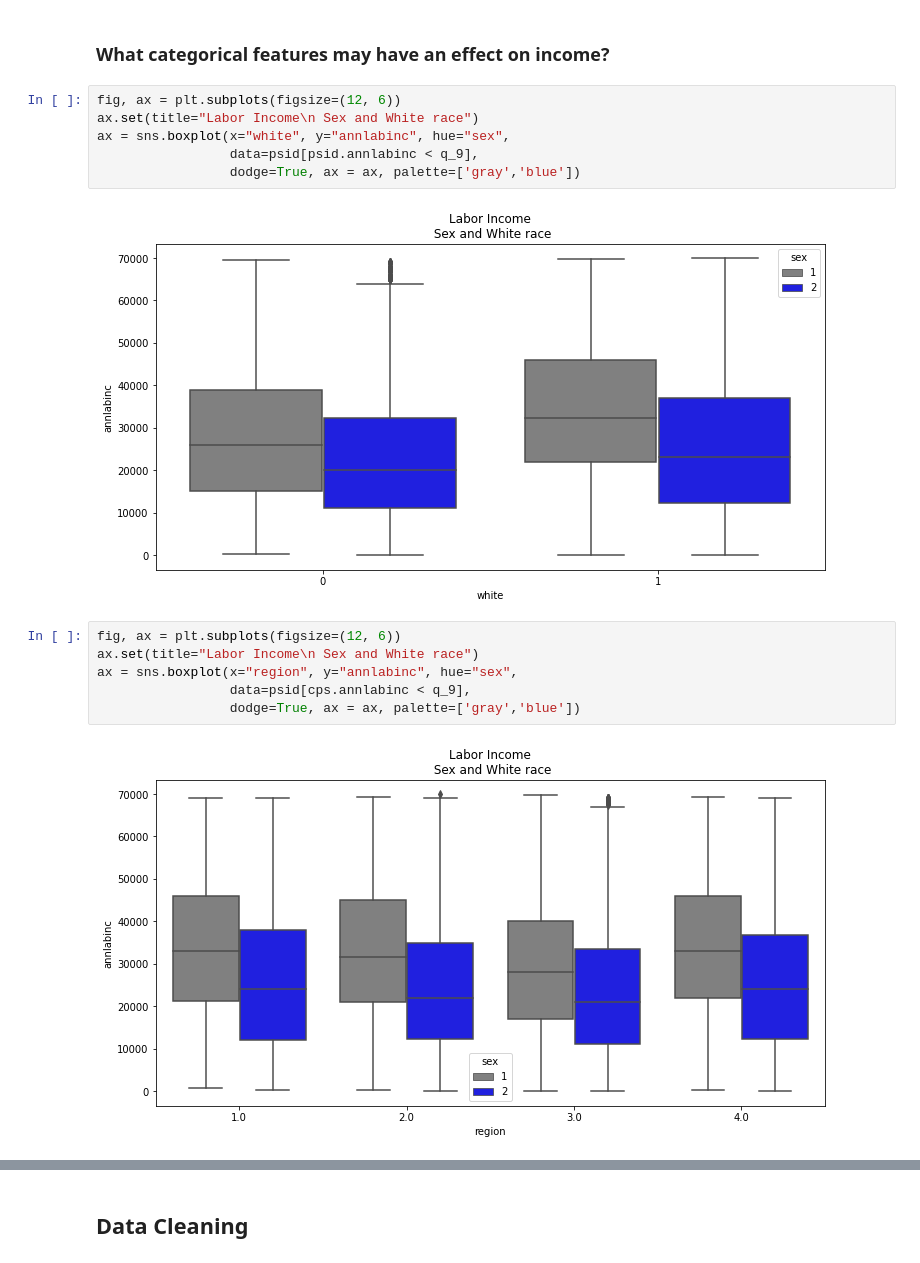
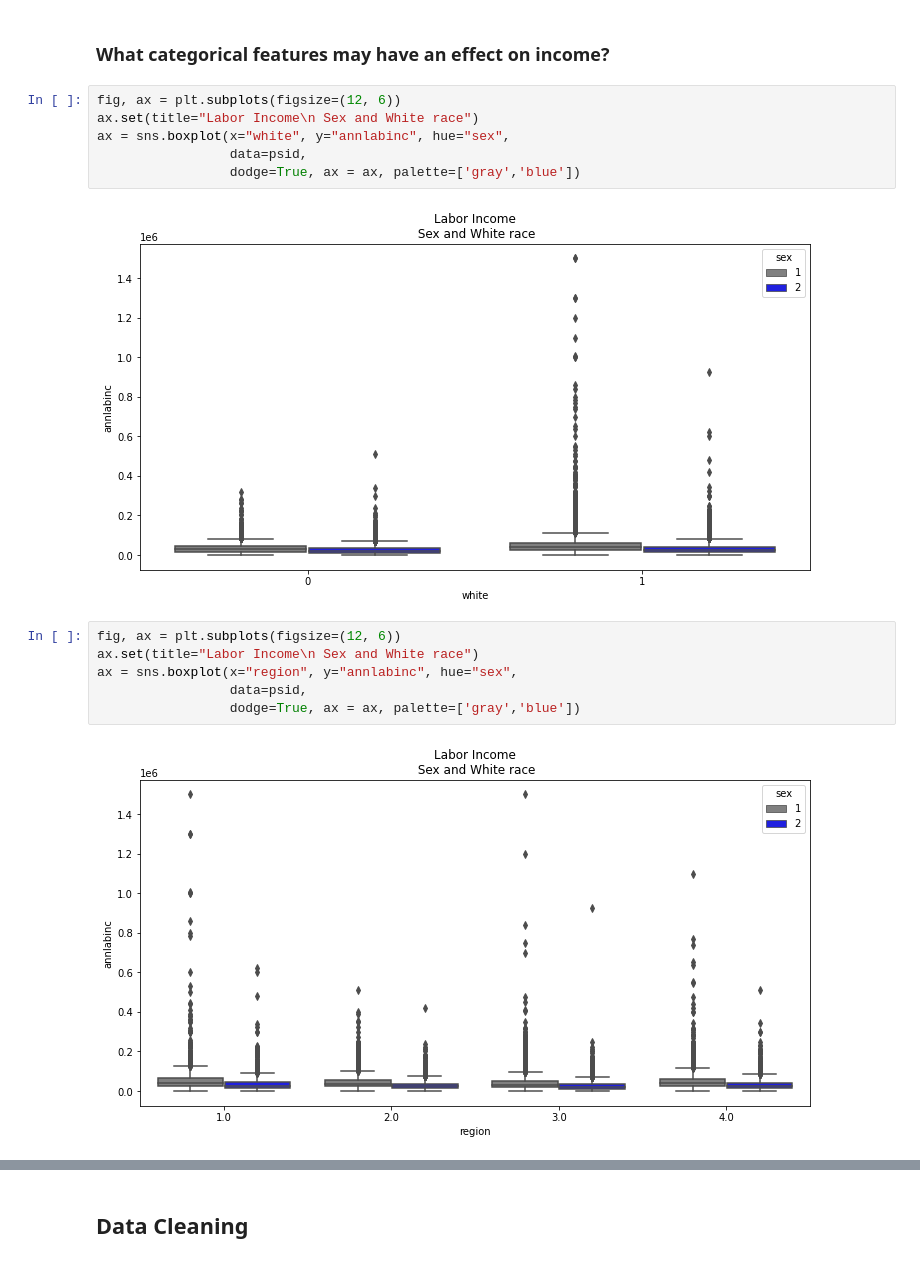
Before and after one commit to jcalvesoliveira/gender-pay-gap, a Jupyter notebook: notebooks/1.0-jo-initial-data-exploration.ipynb, the cells around one changed output, grey strips where cells are left out. Drawn from its saved outputs; the diff is of its cells as text.

Commit message:
adding charts begore data cleaning

```diff
--- a/notebooks/1.0-jo-initial-data-exploration.ipynb
+++ b/notebooks/1.0-jo-initial-data-exploration.ipynb
@@ -118,18 +118,18 @@ q_9
 fig, ax = plt.subplots(figsize=(12, 6))
 ax.set(title="Labor Income\n Sex and White race")
 ax = sns.boxplot(x="white", y="annlabinc", hue="sex",
-                 data=psid[psid.annlabinc < q_9],
+                 data=psid,
                  dodge=True, ax = ax, palette=['gray','blue'])
 # %% [output]
-[figure, old version]
+[figure, new version]
 # %%
 fig, ax = plt.subplots(figsize=(12, 6))
 ax.set(title="Labor Income\n Sex and White race")
 ax = sns.boxplot(x="region", y="annlabinc", hue="sex",
-                 data=psid[cps.annlabinc < q_9],
+                 data=psid,
                  dodge=True, ax = ax, palette=['gray','blue'])
 # %% [output]
-[figure, old version]
+[figure, new version]
 # %%
 fig, ax = plt.subplots(figsize=(12, 6))
 ax.set(title="Labor Income\n Degree level")
```
Also changed, not shown: parts of 13 cells of this notebook.
